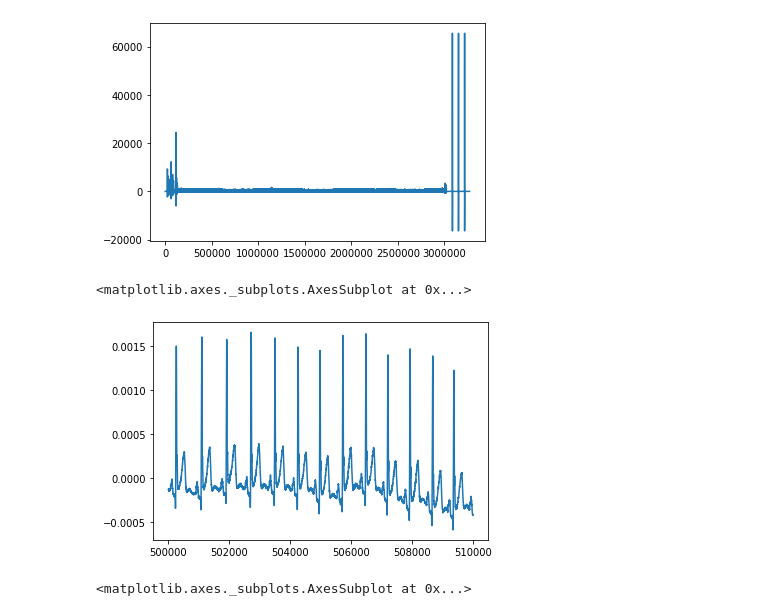
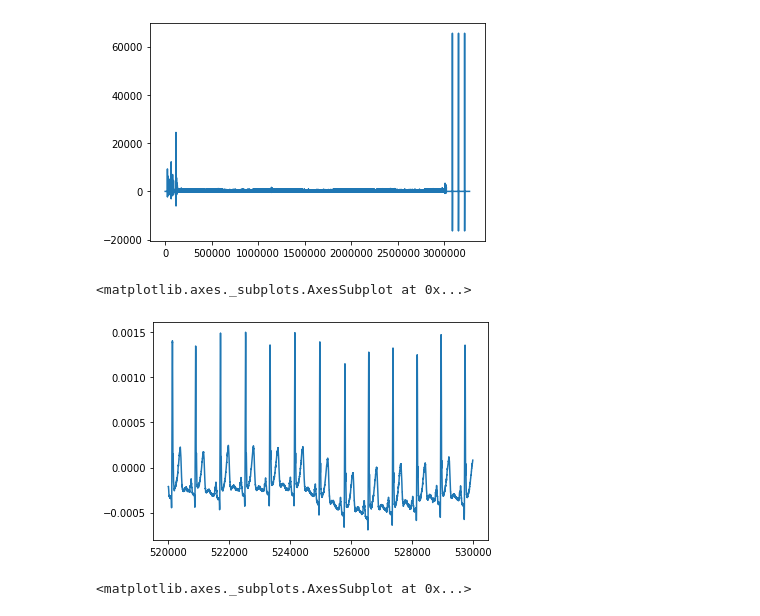
Before and after one commit to DigitalBiomarkerDiscoveryPipeline/Data-Compression-Toolbox, a Jupyter notebook: Baiying/code_m1.ipynb, the cells around one changed output. Saved outputs shown, nothing was run; the diff lists cells and outputs as text; code cells hidden in the pictures.

```diff
--- a/Baiying/code_m1.ipynb
+++ b/Baiying/code_m1.ipynb
@@ -79,11 +82,11 @@ ecg["HRV"].plot()
 <matplotlib.axes._subplots.AxesSubplot at 0x...>
 [figure]
 # %%
-ECG_example = ecg["# ECG"][500000:510000]
+ECG_example = ecg["# ECG"][520000:530000]
 ECG_example.plot()
 # %% [output]
 <matplotlib.axes._subplots.AxesSubplot at 0x...>
-[figure, old version]
+[figure, new version]
 # %%
 HRV_example = ecg["HRV"][500000:510000]
 HRV_example.plot()
```
Also changed, not shown: parts of 22 cells of this notebook, 1 other file.
